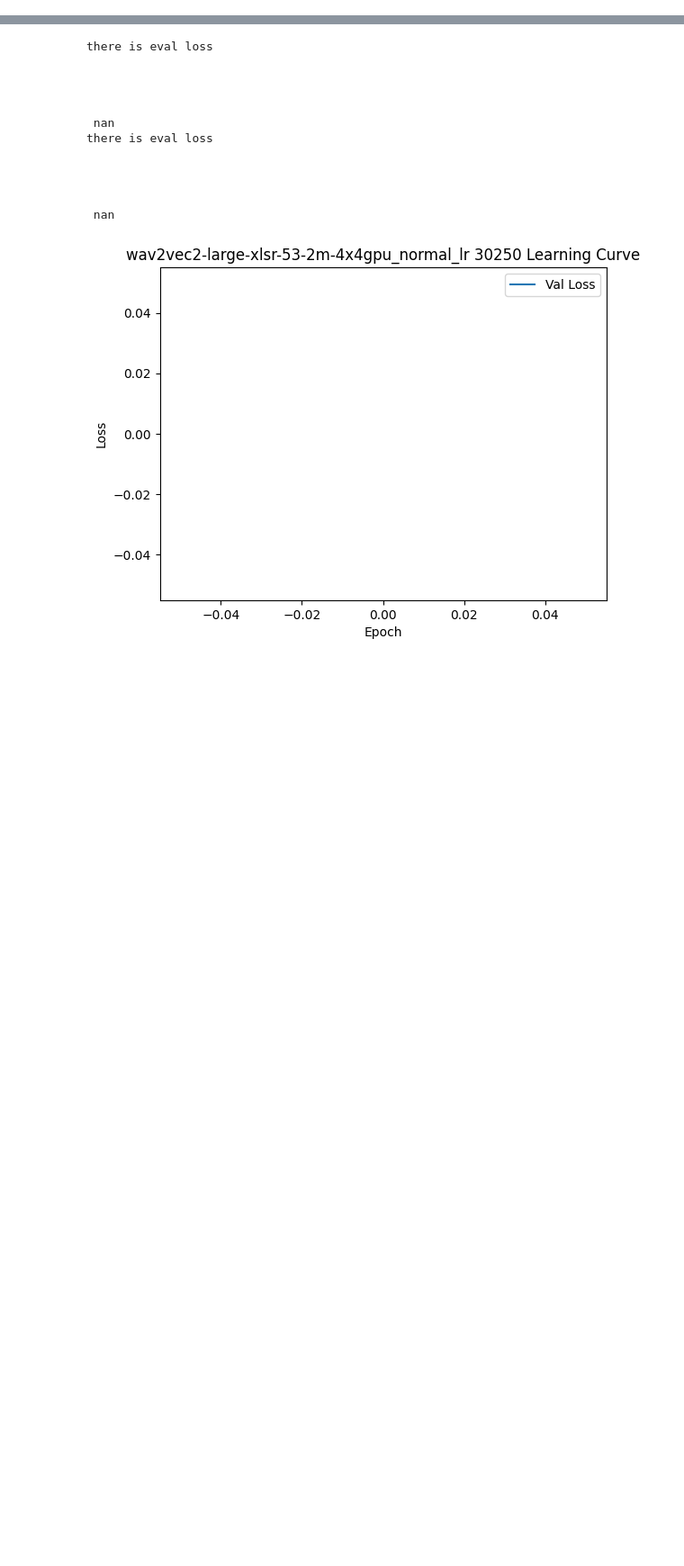
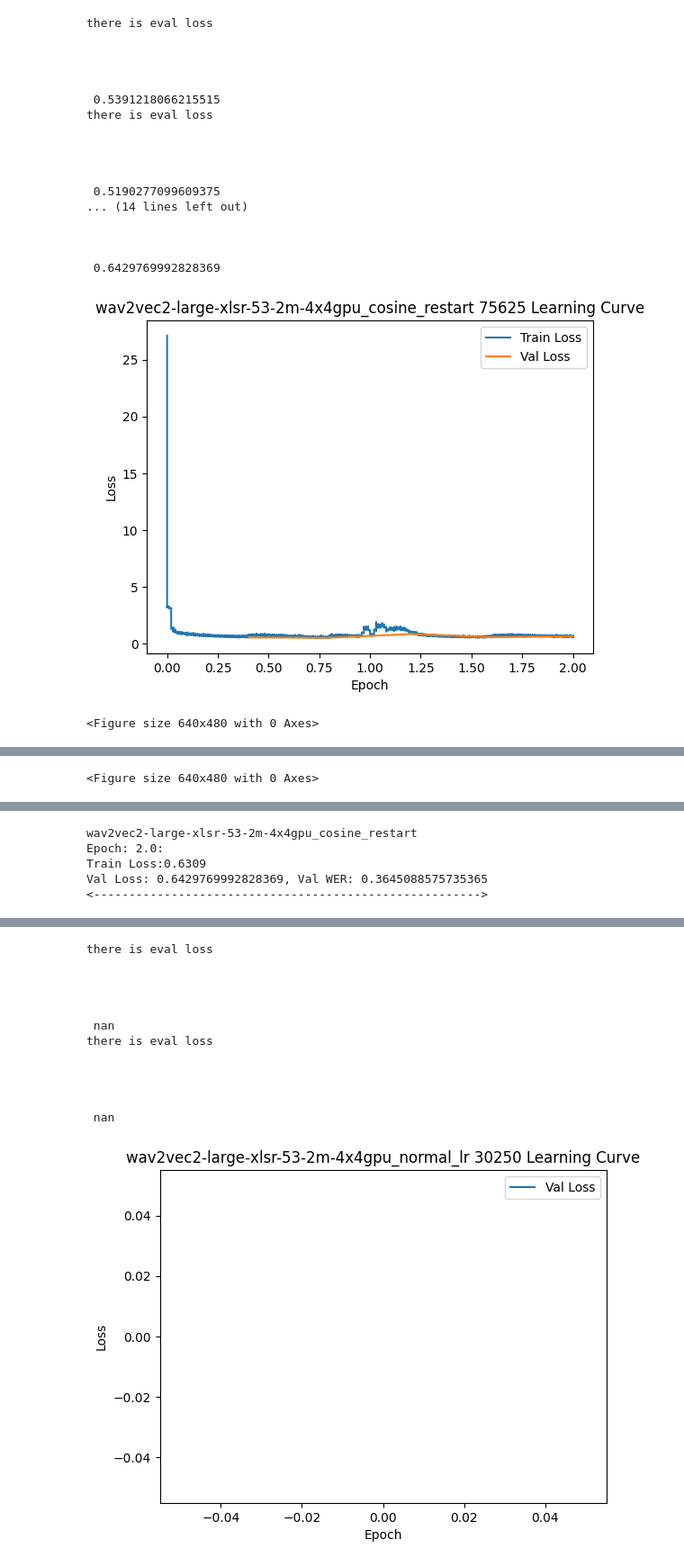
Before and after one commit to intron-innovation/AfriSpeech-200, a Jupyter notebook: lr_plotting.ipynb, the cells around one changed output, grey strips where cells are left out. Shown: that part at 90% size. Drawn from its saved outputs; the diff is of its cells as text; code cells hidden in the pictures; blank space fills up the shorter version.

Commit message:
trained for 2 epochs

```diff
--- a/lr_plotting.ipynb
+++ b/lr_plotting.ipynb
@@ -87,3 +87,29 @@ def plot_training(trainer_state_path, figure_path, last_checkpoints, exp_name):
 #     print(f'train_runtime: {log_history["max_steps"]}:')
 #     print(f'train_samples_per_second: {log_history["max_steps"]}:')
     print("<------------------------------------------------------->\n\n")
+# %%
+exp_name = "wav2vec2-large-xlsr-53-2m-4x4gpu_cosine_restart"
+ckpt = "75625"
+figure_path = f'/data3/lr_exp/AfriSpeech-Dataset-Paper/src/experiments/{exp_name}/figures/'
+trainer_state_path = f'/data3/lr_exp/AfriSpeech-Dataset-Paper/src/experiments/{exp_name}/checkpoints/checkpoint-{ckpt}/trainer_state.json'
+plot_training(trainer_state_path, figure_path, ckpt, exp_name)
+# %% [output]
+there is eval loss
+
+
+
+
+ 0.5391218066215515
+there is eval loss
+
+
+
+
+ 0.5190277099609375
+... (14 lines left out)
+
+
+
+ 0.6429769992828369
+[figure, added]
+<Figure size 640x480 with 0 Axes>
@@ -89,0 +117 @@ def plot_training(trainer_state_path, figure_path, last_checkpoints, exp_name):
+<Figure size 640x480 with 0 Axes>
@@ -90 +119,6 @@ def plot_training(trainer_state_path, figure_path, last_checkpoints, exp_name):
+wav2vec2-large-xlsr-53-2m-4x4gpu_cosine_restart
+Epoch: 2.0:
+Train Loss:0.6309
+Val Loss: 0.6429769992828369, Val WER: 0.3645088575735365
+<------------------------------------------------------->
 # %%
```
Also changed, not shown: parts of 2 cells of this notebook, 1 other file.
